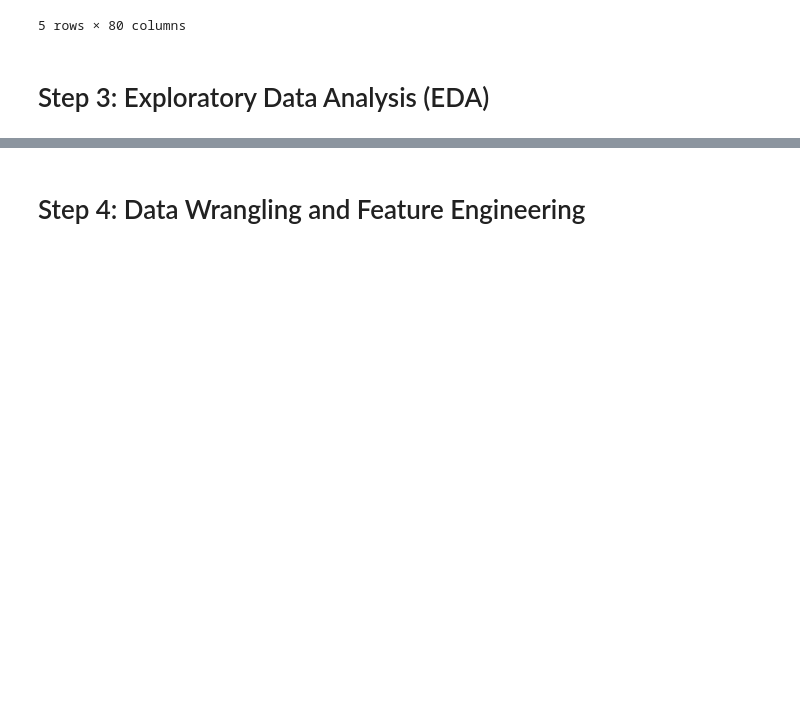
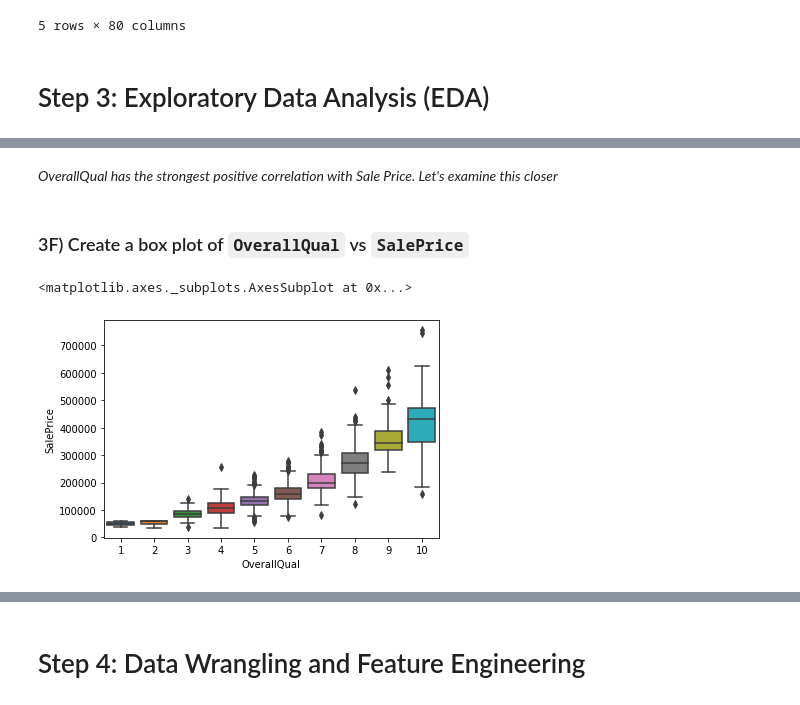
Before and after one commit to BrianLDev/House_Price_Kaggle_Template, a Jupyter notebook: House_Price_Kaggle_Template.ipynb, the cells around one changed output, grey strips where cells are left out. Saved outputs shown, nothing was run; the diff lists cells and outputs as text; code cells hidden in the pictures; blank space fills up the shorter version.

```diff
--- a/House_Price_Kaggle_Template.ipynb
+++ b/House_Price_Kaggle_Template.ipynb
@@ -146,0 +278,9 @@ combined.tail()
+# %% [markdown]
+*OverallQual has the strongest positive correlation with Sale Price.  Let's examine this closer*
+# %% [markdown]
+### 3F) Create a box plot of `OverallQual` vs `SalePrice`
+# %%
+sns.boxplot(x=train.OverallQual, y=train.SalePrice)
+# %% [output]
+<matplotlib.axes._subplots.AxesSubplot at 0x...>
+[figure, added]
```
Also changed, not shown: parts of 43 cells of this notebook, 1 other file.
